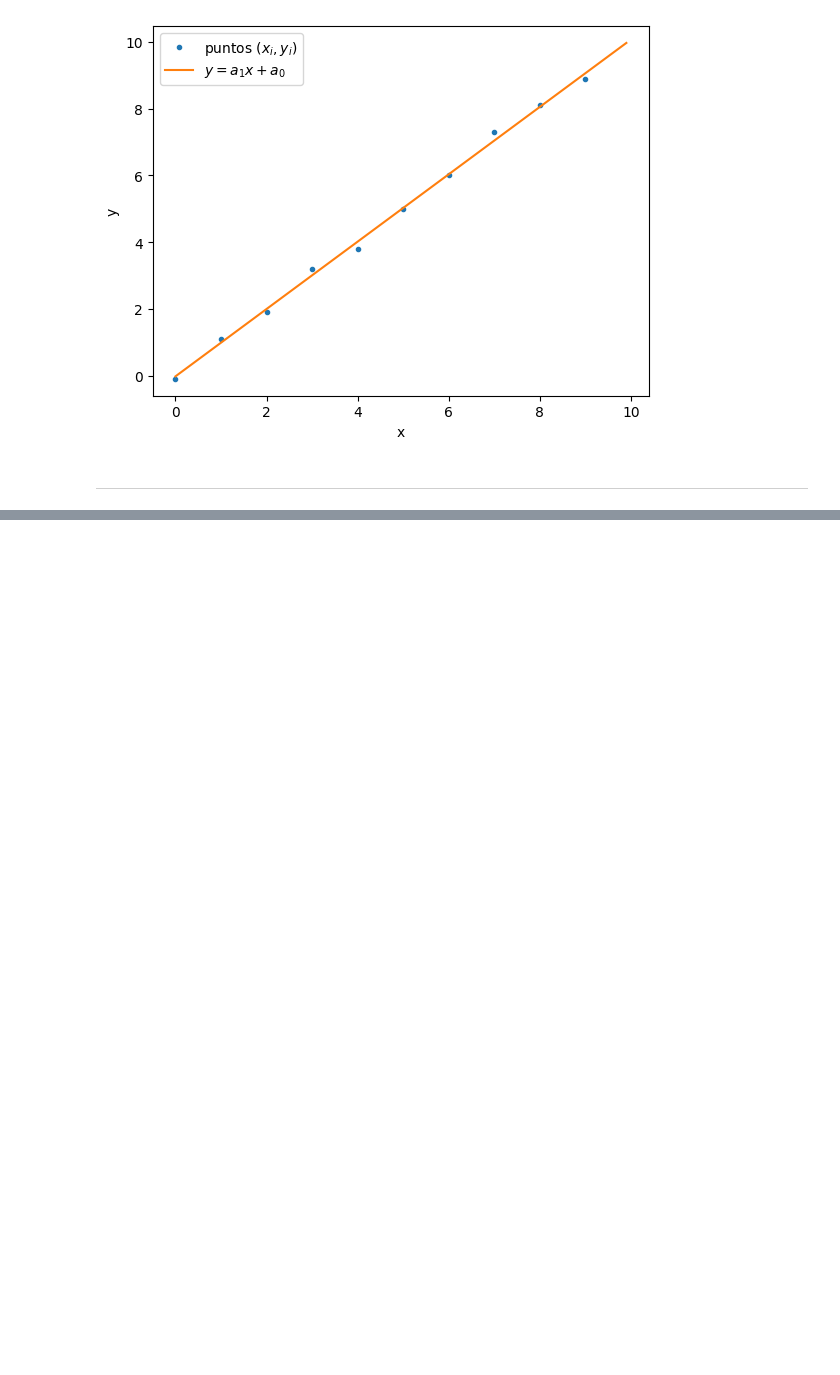
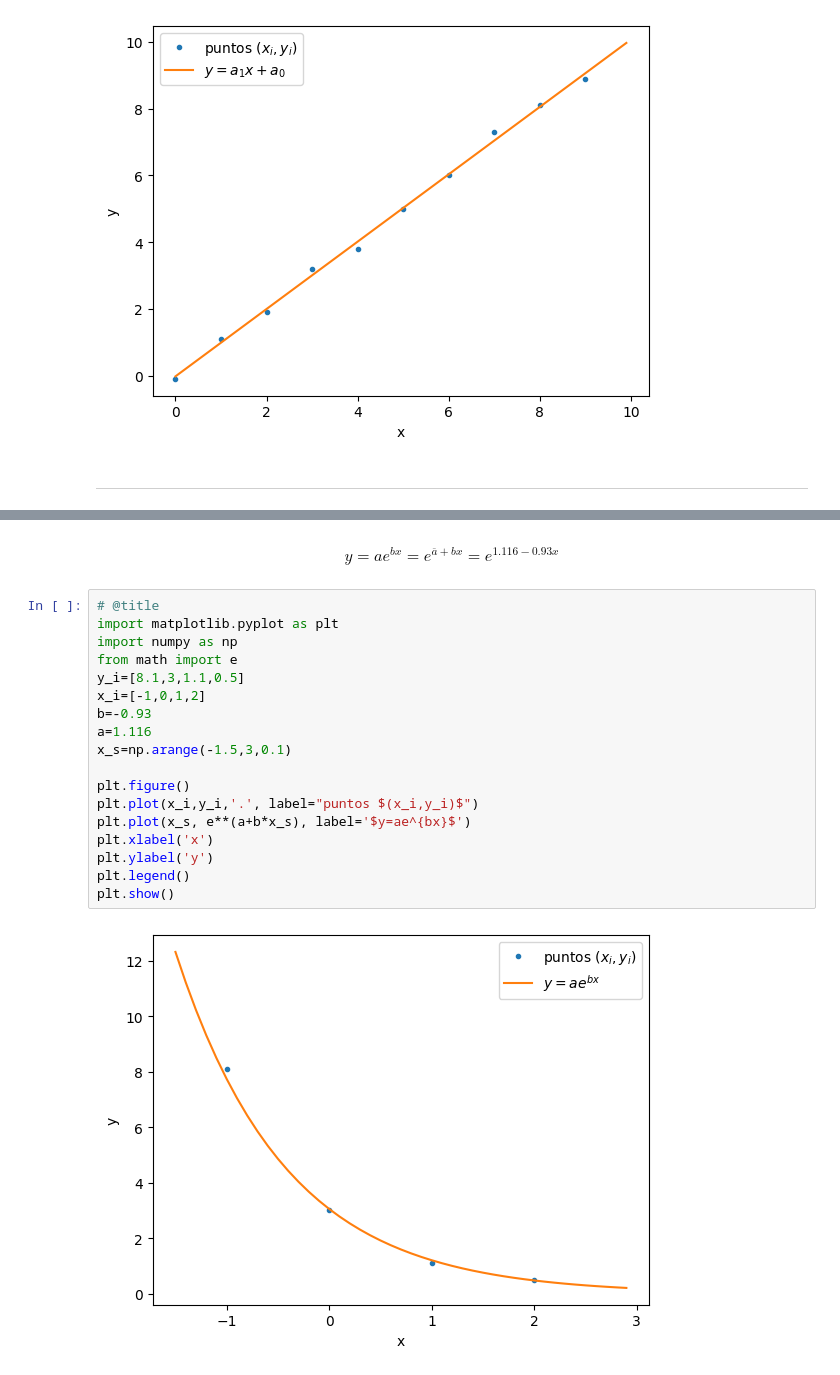
Before and after one commit to nicolaciar/numerico1-famaf, a Jupyter notebook: Practicos/Practico4_ANI.ipynb, the cells around one changed output, grey strips where cells are left out. Cells and saved outputs as stored; diff of their text form; blank space fills up the shorter version.

```diff
--- a/Practicos/Practico4_ANI.ipynb
+++ b/Practicos/Practico4_ANI.ipynb
@@ -115,0 +320,24 @@ plt.show()
+# %% [markdown]
+$$
+y=ae^{bx}=e^{\overline{a}+bx}=e^{1.116-0.93x}
+$$
+# %%
+# @title
+import matplotlib.pyplot as plt
+import numpy as np
+from math import e
+y_i=[8.1,3,1.1,0.5]
+x_i=[-1,0,1,2]
+b=-0.93
+a=1.116
+x_s=np.arange(-1.5,3,0.1)
+
+plt.figure()
+plt.plot(x_i,y_i,'.', label="puntos $(x_i,y_i)$")
+plt.plot(x_s, e**(a+b*x_s), label='$y=ae^{bx}$')
+plt.xlabel('x')
+plt.ylabel('y')
+plt.legend()
+plt.show()
+# %% [output]
+[figure, added]
```
Also changed, not shown: parts of 60 cells of this notebook.
